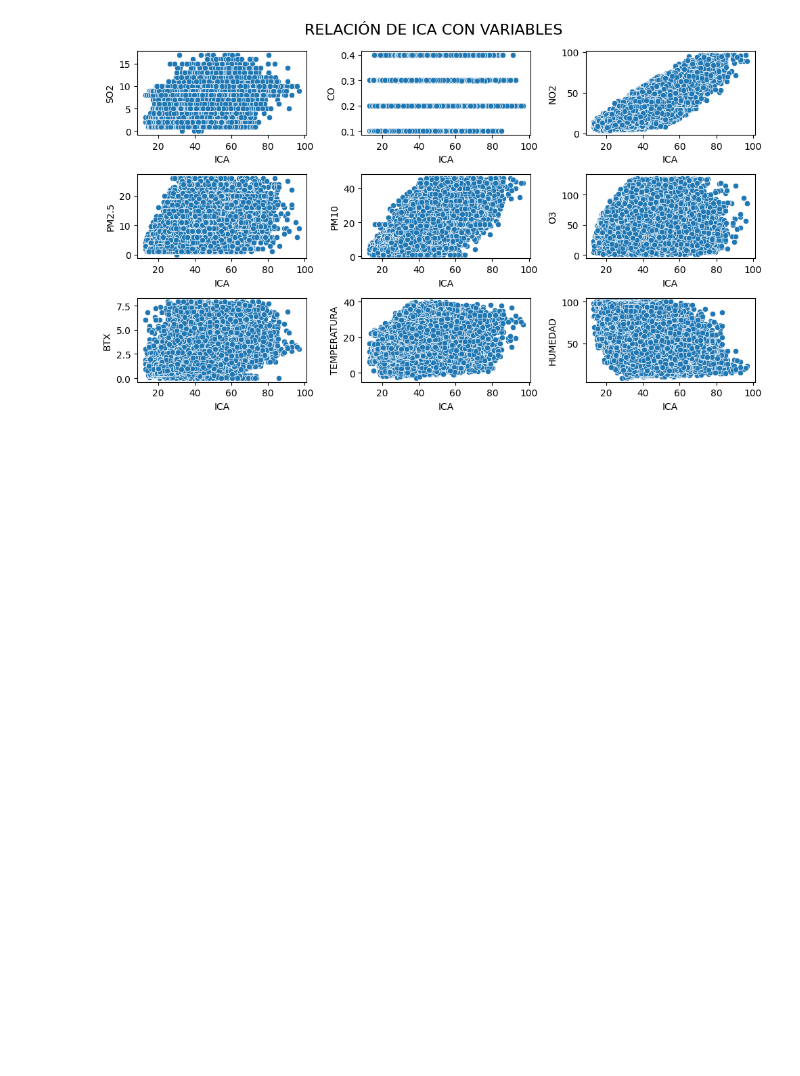
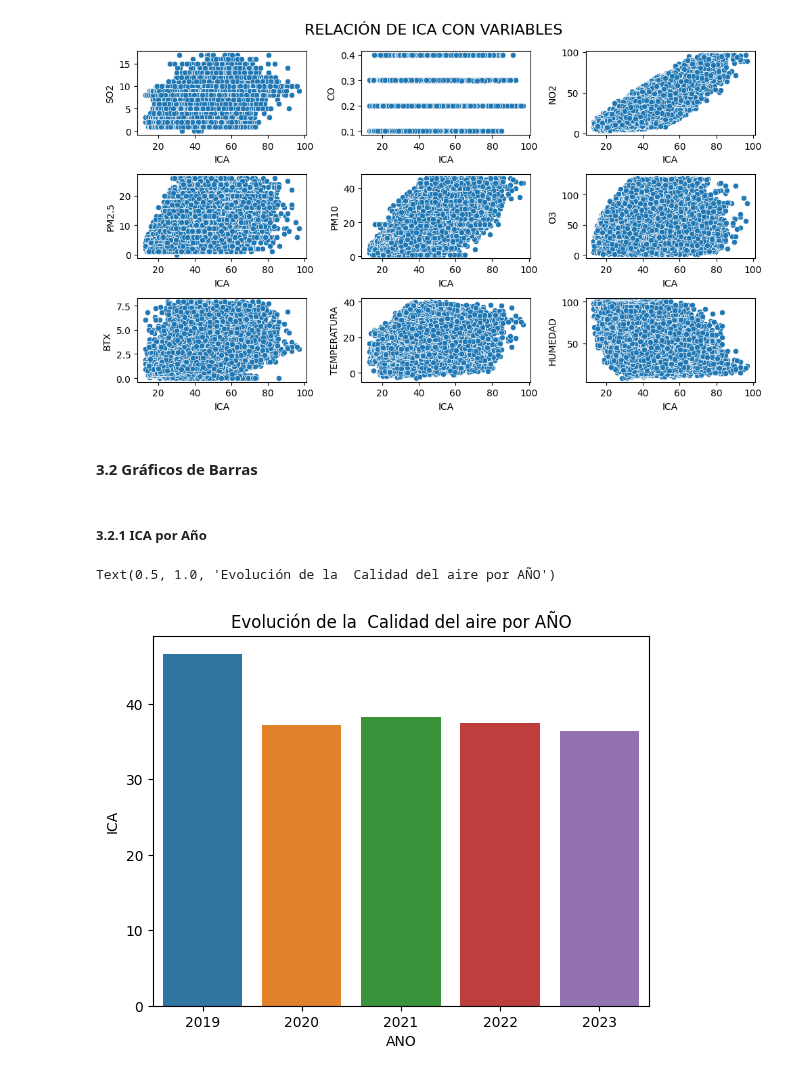
Before and after one commit to EmmaMontalban/grupo1_analisis, a Jupyter notebook: notebooks/5.Analisis_bivariante.ipynb, the cells around one changed output. Drawn from its saved outputs; the diff is of its cells as text; code cells hidden in the pictures; blank space fills up the shorter version.

```diff
--- a/notebooks/5.Analisis_bivariante.ipynb
+++ b/notebooks/5.Analisis_bivariante.ipynb
@@ -88,3 +88,14 @@ plt.tight_layout()
 plt.show()
 # %% [output]
 [figure]
+# %% [markdown]
+#### 3.2 Gráficos de Barras
+# %% [markdown]
+##### 3.2.1 ICA por Año
+# %%
+df_ica_ano = df.groupby('ANO')['ICA'].mean().reset_index()
+ax = sns.barplot(data=df_ica_ano, x='ANO', y='ICA')
+plt.title('Evolución de la  Calidad del aire por AÑO' )
+# %% [output]
+Text(0.5, 1.0, 'Evolución de la  Calidad del aire por AÑO')
+[figure, added]
```
Also changed, not shown: parts of 11 cells of this notebook.
